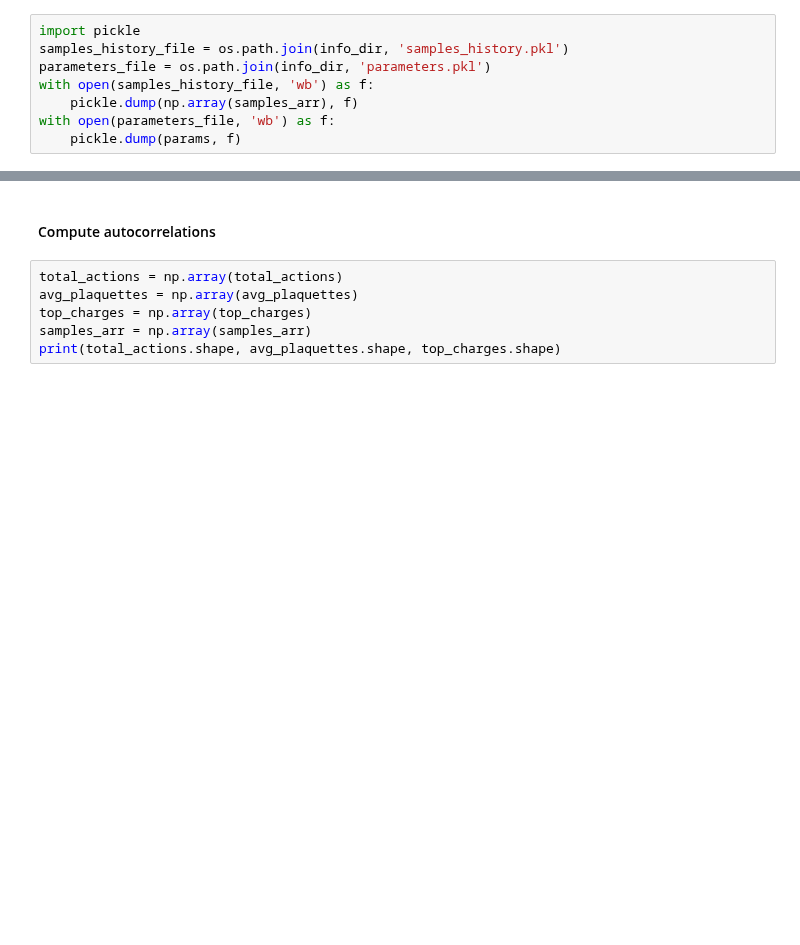
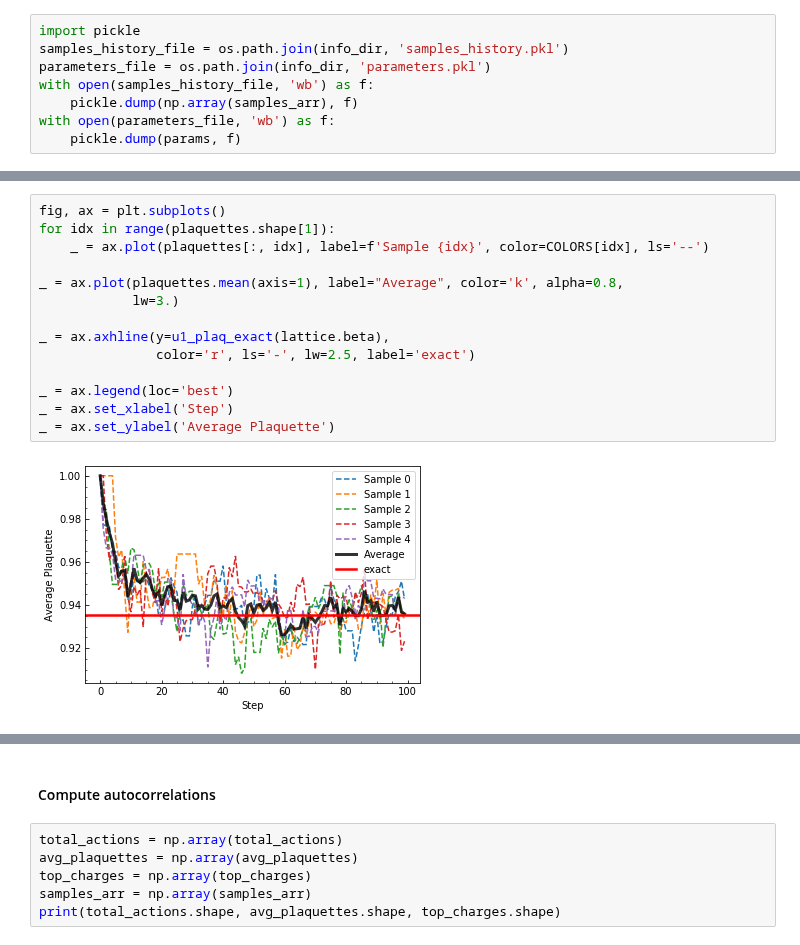
Before and after one commit to saforem2/l2hmc, a Jupyter notebook: l2hmc/notebooks/generic_hmc.ipynb, the cells around one changed output, grey strips where cells are left out. Cells and saved outputs as stored; diff of their text form; blank space fills up the shorter version.

```diff
--- a/l2hmc/notebooks/generic_hmc.ipynb
+++ b/l2hmc/notebooks/generic_hmc.ipynb
@@ -519,0 +528,16 @@ total_actions, avg_plaquettes, top_charges = observables
+# %%
+fig, ax = plt.subplots()
+for idx in range(plaquettes.shape[1]):
+    _ = ax.plot(plaquettes[:, idx], label=f'Sample {idx}', color=COLORS[idx], ls='--')
+
+_ = ax.plot(plaquettes.mean(axis=1), label="Average", color='k', alpha=0.8,
+            lw=3.)
+
+_ = ax.axhline(y=u1_plaq_exact(lattice.beta),
+               color='r', ls='-', lw=2.5, label='exact')
+
+_ = ax.legend(loc='best')
+_ = ax.set_xlabel('Step')
+_ = ax.set_ylabel('Average Plaquette')
+# %% [output]
+[figure, added]
```
Also changed, not shown: parts of 20 cells of this notebook, 1 other file.
